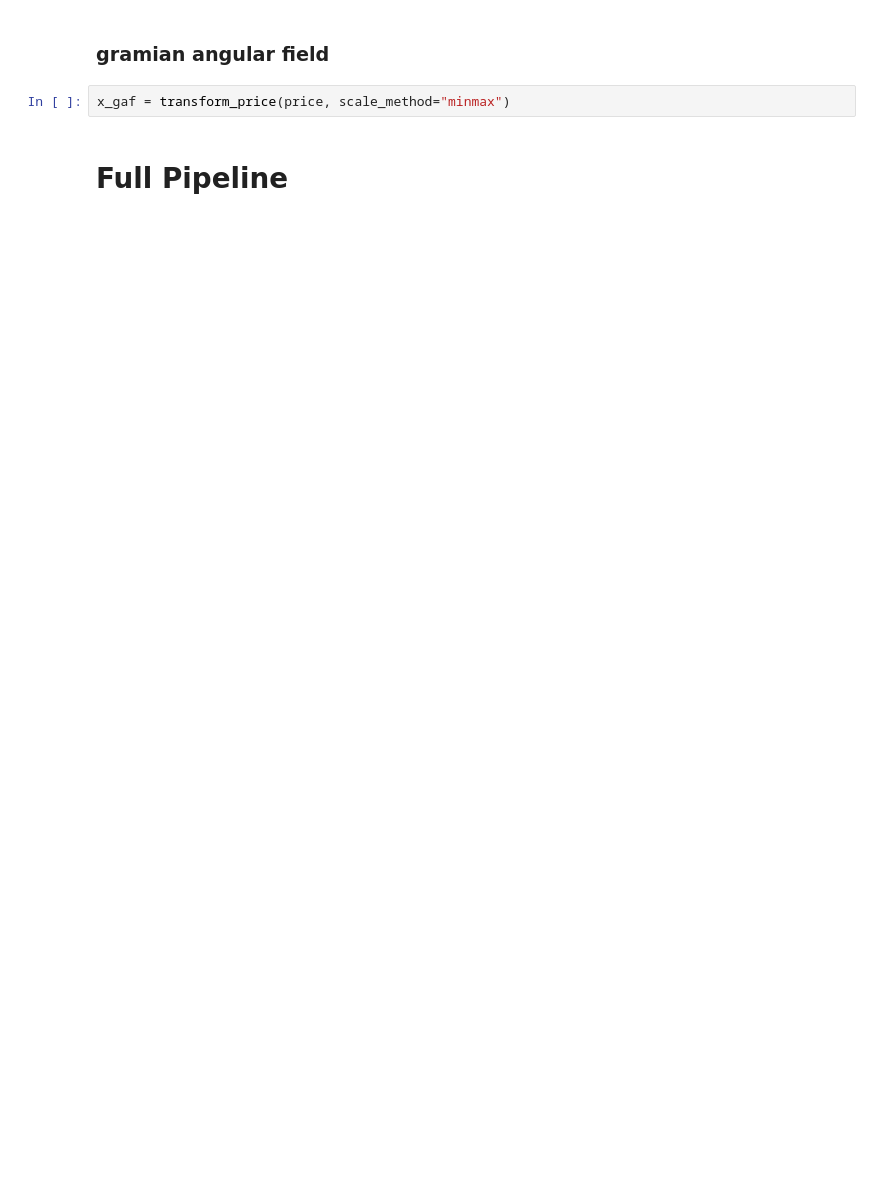
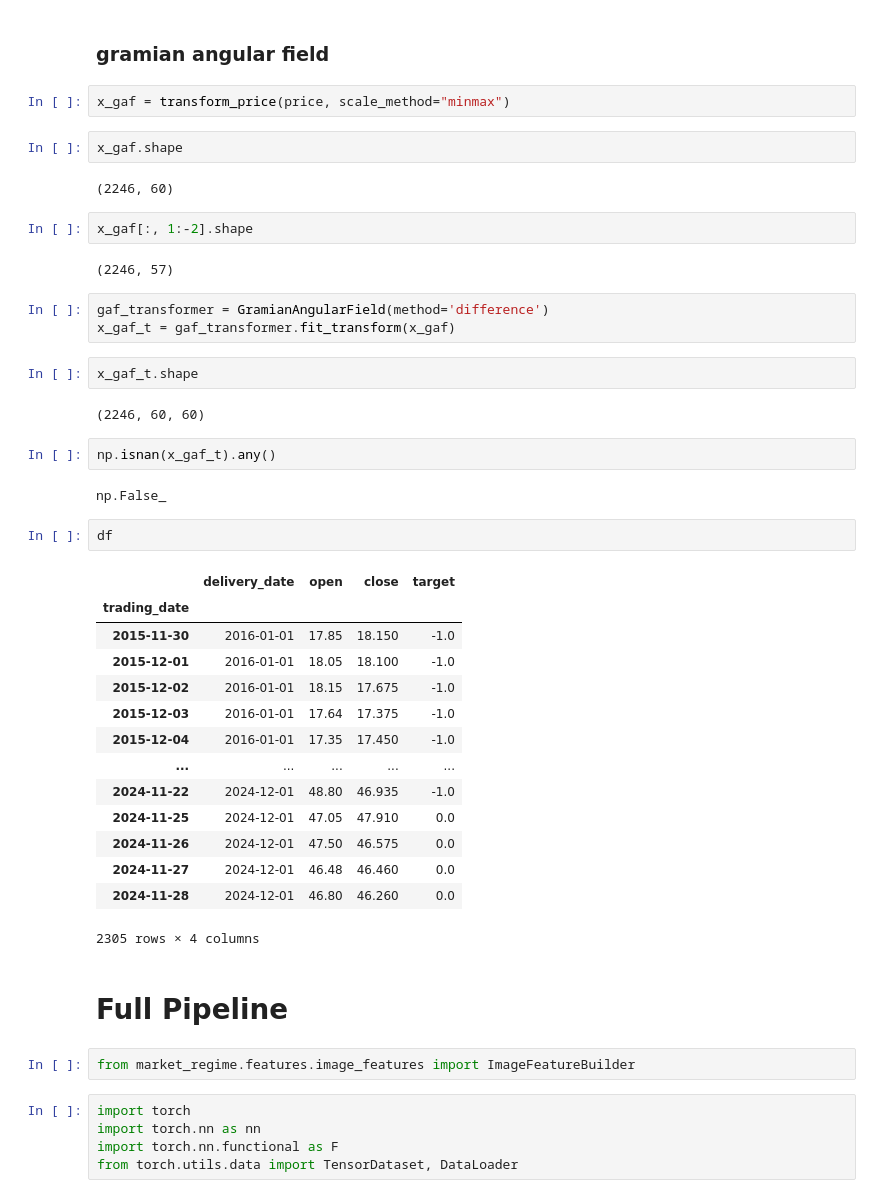
Before and after one commit to szm4c/market-regime-classification, a Jupyter notebook: notebooks/02_recurrence_plot_and_gramian_angular_fields_exploration.ipynb, the cells around one changed output. Saved outputs shown, nothing was run; the diff lists cells and outputs as text; blank space fills up the shorter version.

```diff
--- a/notebooks/02_recurrence_plot_and_gramian_angular_fields_exploration.ipynb
+++ b/notebooks/02_recurrence_plot_and_gramian_angular_fields_exploration.ipynb
@@ -94,5 +129,48 @@ x_rp = transform_price(price, scale_method="zscore")
 ### gramian angular field
 # %%
 x_gaf = transform_price(price, scale_method="minmax")
+# %%
+x_gaf.shape
+# %% [output]
+(2246, 60)
+# %%
+x_gaf[:, 1:-2].shape
+# %% [output]
+(2246, 57)
+# %%
+gaf_transformer = GramianAngularField(method='difference')
+x_gaf_t = gaf_transformer.fit_transform(x_gaf)
+# %%
+x_gaf_t.shape
+# %% [output]
+(2246, 60, 60)
+# %%
+np.isnan(x_gaf_t).any()
+# %% [output]
+np.False_
+# %%
+df
+# %% [output]
+|  | delivery_date | open | close | target |
+| trading_date |  |  |  |  |
+| 2015-11-30 | 2016-01-01 | 17.85 | 18.150 | -1.0 |
+| 2015-12-01 | 2016-01-01 | 18.05 | 18.100 | -1.0 |
+| 2015-12-02 | 2016-01-01 | 18.15 | 17.675 | -1.0 |
+| 2015-12-03 | 2016-01-01 | 17.64 | 17.375 | -1.0 |
+| 2015-12-04 | 2016-01-01 | 17.35 | 17.450 | -1.0 |
+| ... | ... | ... | ... | ... |
+| 2024-11-22 | 2024-12-01 | 48.80 | 46.935 | -1.0 |
+| 2024-11-25 | 2024-12-01 | 47.05 | 47.910 | 0.0 |
+| 2024-11-26 | 2024-12-01 | 47.50 | 46.575 | 0.0 |
+| 2024-11-27 | 2024-12-01 | 46.48 | 46.460 | 0.0 |
+| 2024-11-28 | 2024-12-01 | 46.80 | 46.260 | 0.0 |
+2305 rows × 4 columns
 # %% [markdown]
 # Full Pipeline
+# %%
+from market_regime.features.image_features import ImageFeatureBuilder
+# %%
+import torch
+import torch.nn as nn
+import torch.nn.functional as F
+from torch.utils.data import TensorDataset, DataLoader
```
Also changed, not shown: parts of 24 cells of this notebook, 1 other file.
